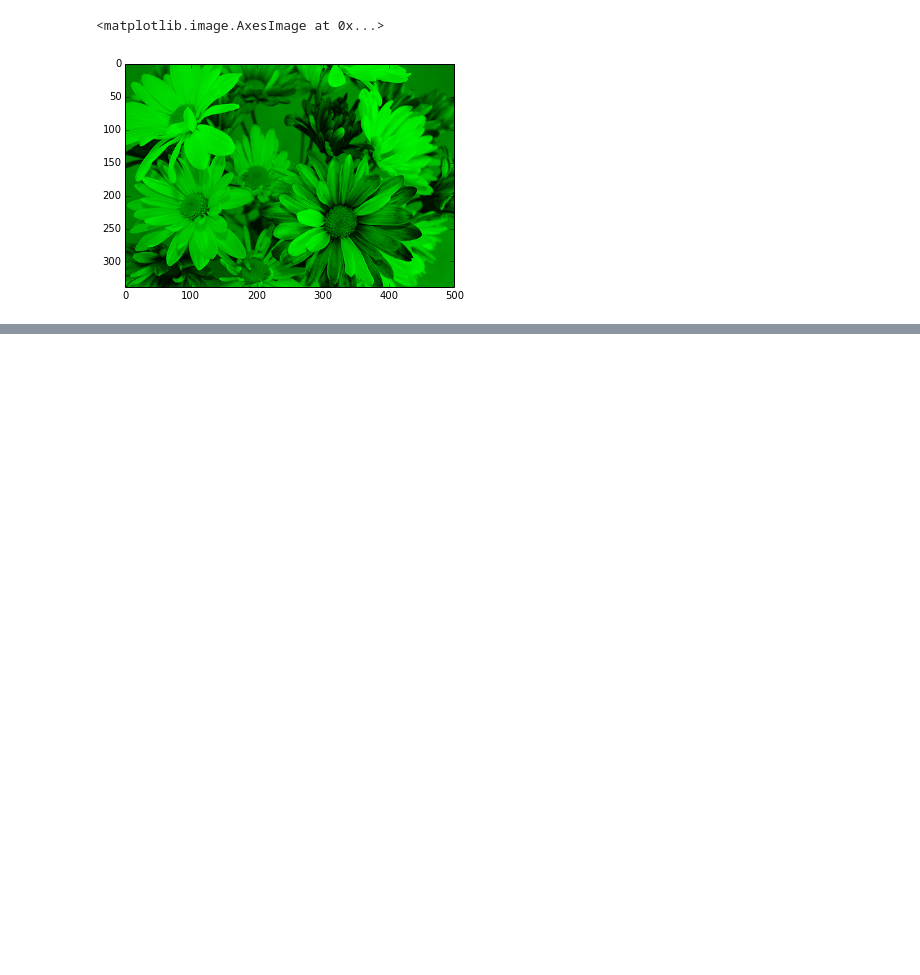
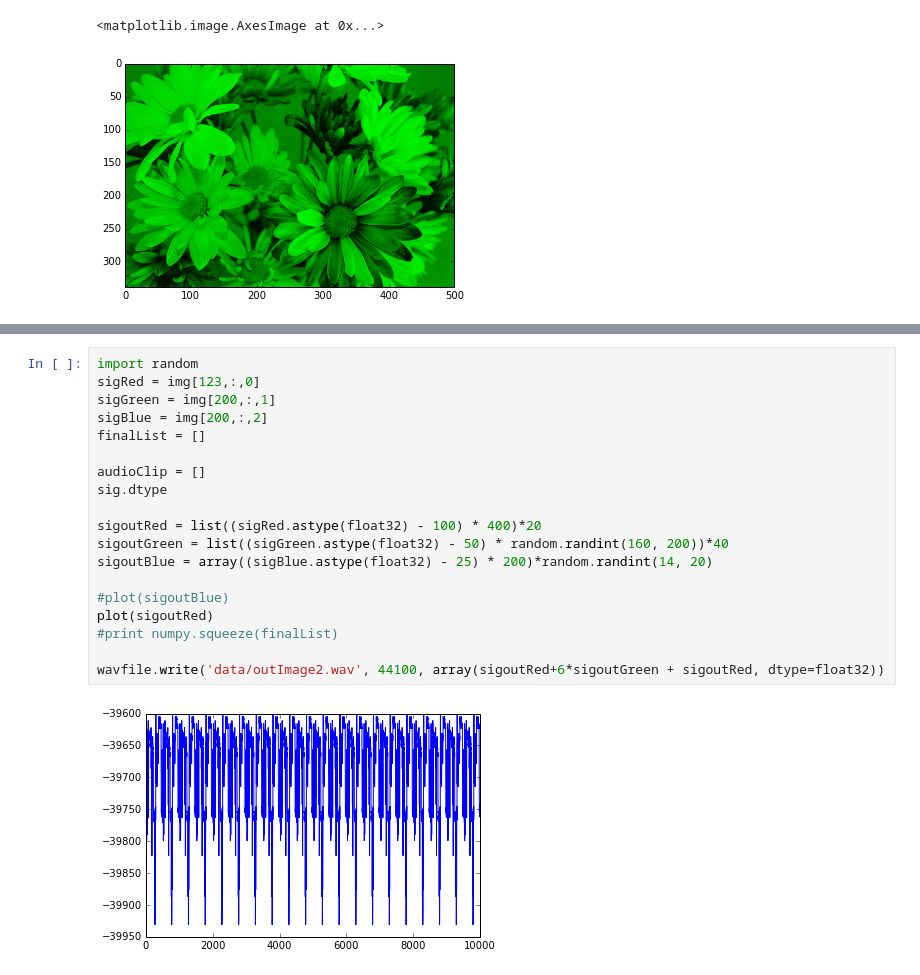
Before and after one commit to emptyr1/MediaSignalProcessing, a Jupyter notebook: HW2.ipynb, the cells around one changed output, grey strips where cells are left out. Cells and saved outputs as stored; diff of their text form; blank space fills up the shorter version.

```diff
--- a/HW2.ipynb
+++ b/HW2.ipynb
@@ -38,0 +62,21 @@ plot(sigout)
+# %%
+import random
+sigRed = img[123,:,0]
+sigGreen = img[200,:,1]
+sigBlue = img[200,:,2]
+finalList = []
+
+audioClip = []
+sig.dtype
+
+sigoutRed = list((sigRed.astype(float32) - 100) * 400)*20
+sigoutGreen = list((sigGreen.astype(float32) - 50) * random.randint(160, 200))*40
+sigoutBlue = array((sigBlue.astype(float32) - 25) * 200)*random.randint(14, 20)
+
+#plot(sigoutBlue)
+plot(sigoutRed)
+#print numpy.squeeze(finalList)
+
+wavfile.write('data/outImage2.wav', 44100, array(sigoutRed+6*sigoutGreen + sigoutRed, dtype=float32))
+# %% [output]
+[figure, added]
```
Also changed, not shown: parts of 3 cells of this notebook, 3 other files.
